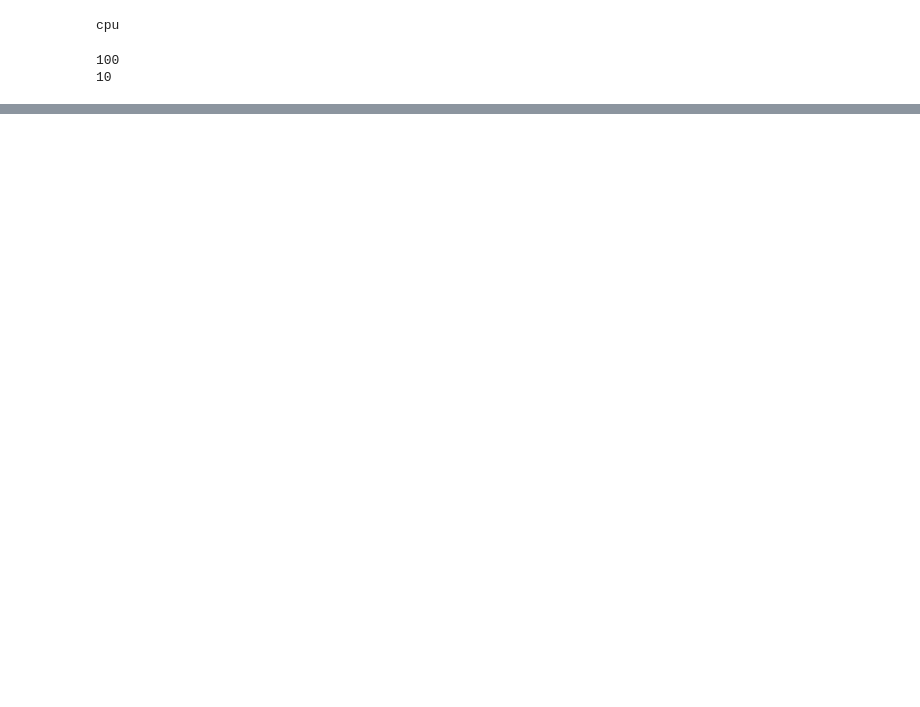
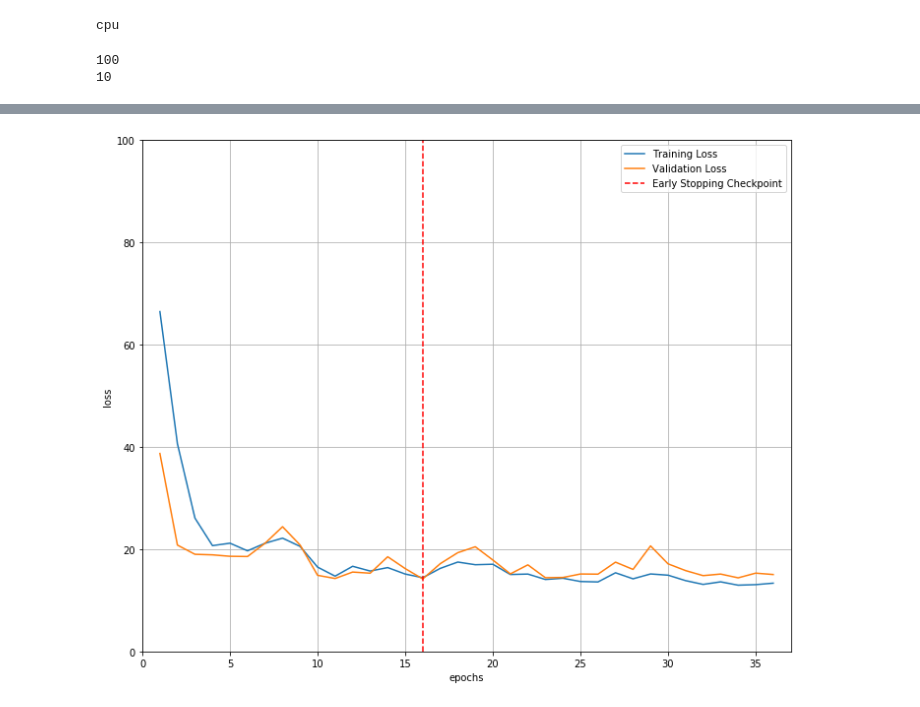
Before and after one commit to Joey3020/reversemethod, a Jupyter notebook: RM_with_source.ipynb, the cells around one changed output, grey strips where cells are left out. Cells and saved outputs as stored; diff of their text form; code cells hidden in the pictures; blank space fills up the shorter version.

Commit message:
tried to train the model,  modified some code on train step

```diff
--- a/RM_with_source.ipynb
+++ b/RM_with_source.ipynb
@@ -129,19 +47,0 @@ loss_function = nn.MSELoss()
-# %%
-cost_list = []
-for epoch in range(EPOCHS):
-        cumcost = 0
-        total = 0
-        for idx in range(traindata.getbatchnum()):
-            x, y = traindata.getbatch()
-            x = x.view(-1, 1, 64, 64)
-
-            net.zero_grad()
-            pred = net(x)
-            loss = loss_function(pred, y)
-            loss.backward()
-            optimizer.step()
-
-            cumcost += loss
-            total += 1
-        cost_list.append(cumcost / total)
-        print("epochs : ", epoch, "loss: ", cumcost / total)
@@ -208,0 +110,5 @@ tensor([[-0.0923, -0.3814, -1.5462, -0.3033, -0.5841]])
+# %%
+traindata.reset()
+valdata.reset()
+net = Net()
+train_loss, valid_loss = train(net, MODEL_NAME, PATIENCE, VALIDATE_EVERY)
@@ -208,0 +201,21 @@ tensor([[-0.0923, -0.3814, -1.5462, -0.3033, -0.5841]])
+# %%
+# visualize the loss as the network trained
+fig = plt.figure(figsize=(10,8))
+plt.plot(range(1,len(train_loss)+1),train_loss, label='Training Loss')
+plt.plot(range(1,len(valid_loss)+1),valid_loss,label='Validation Loss')
+
+# find position of lowest validation loss
+minposs = valid_loss.index(min(valid_loss))+1
+plt.axvline(minposs, linestyle='--', color='r',label='Early Stopping Checkpoint')
+
+plt.xlabel('epochs')
+plt.ylabel('loss')
+plt.ylim(0, 100) # consistent scale
+plt.xlim(0, len(train_loss)+1) # consistent scale
+plt.grid(True)
+plt.legend()
+plt.tight_layout()
+plt.show()
+fig.savefig('loss_plot.png', bbox_inches='tight')
+# %% [output]
+[figure, added]
```
Also changed, not shown: parts of 11 cells of this notebook, 1 other file.
